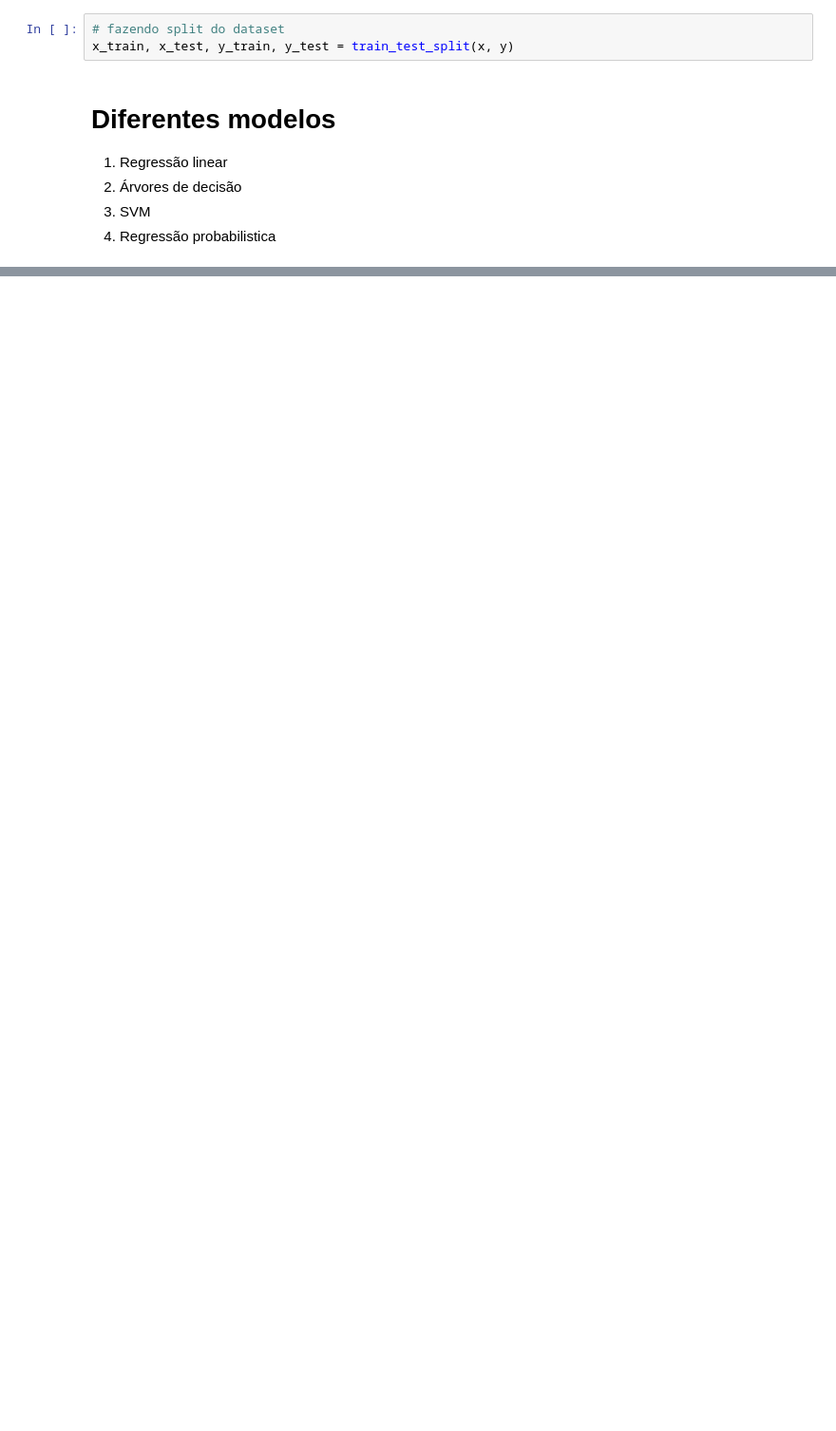
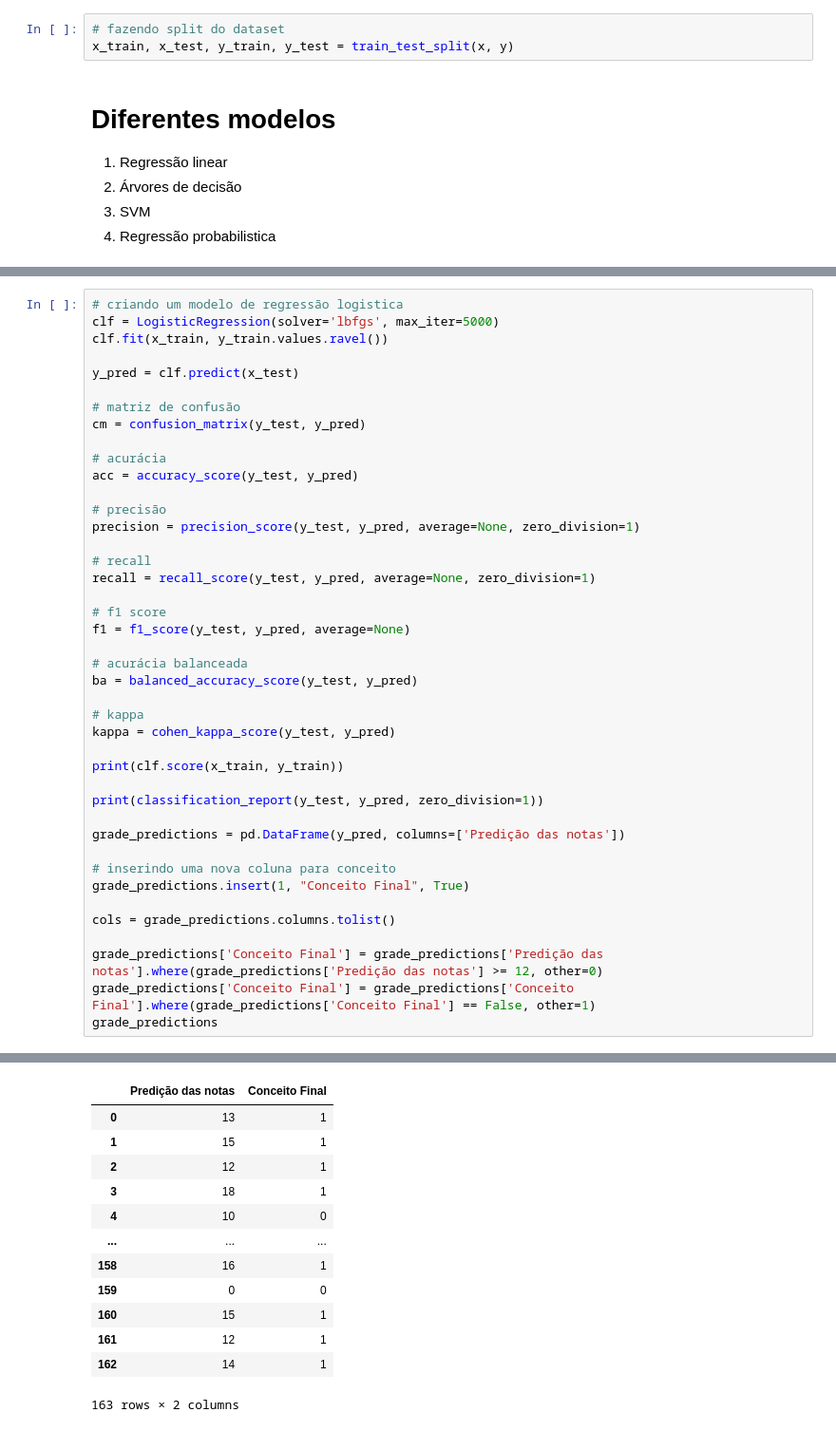
Before and after one commit to nivek14/Mineracao-de-dados-educacionais, a Jupyter notebook: Atividade 4 - student performance analysis pt2/StudentPerfomanceAnalysis.ipynb, the cells around one changed output, grey strips where cells are left out. Shown at 95% size. Cells and saved outputs as stored; diff of their text form; blank space fills up the shorter version.

Commit message:
feat: adicionando coisas novas e refatorando outras

```diff
--- a/Atividade 4 - student performance analysis pt2/StudentPerfomanceAnalysis.ipynb
+++ b/Atividade 4 - student performance analysis pt2/StudentPerfomanceAnalysis.ipynb
@@ -409 +392,44 @@ weighted avg       0.46      0.44      0.38       163
 163 rows × 2 columns
+# %%
+# criando um modelo de regressão logistica
+clf = LogisticRegression(solver='lbfgs', max_iter=5000)
+clf.fit(x_train, y_train.values.ravel())
+
+y_pred = clf.predict(x_test)
+
+# matriz de confusão
+cm = confusion_matrix(y_test, y_pred)
+
+# acurácia
+acc = accuracy_score(y_test, y_pred)
+
+# precisão
+precision = precision_score(y_test, y_pred, average=None, zero_division=1)
+
+# recall
+recall = recall_score(y_test, y_pred, average=None, zero_division=1)
+
+# f1 score
+f1 = f1_score(y_test, y_pred, average=None)
+
+# acurácia balanceada
+ba = balanced_accuracy_score(y_test, y_pred)
+
+# kappa
+kappa = cohen_kappa_score(y_test, y_pred)
+
+print(clf.score(x_train, y_train))
+
+print(classification_report(y_test, y_pred, zero_division=1))
+
+grade_predictions = pd.DataFrame(y_pred, columns=['Predição das notas'])
+
+# inserindo uma nova coluna para conceito
+grade_predictions.insert(1, "Conceito Final", True)
+
+cols = grade_predictions.columns.tolist()
+
+grade_predictions['Conceito Final'] = grade_predictions['Predição das notas'].where(grade_predictions['Predição das notas'] >= 12, other=0)
+grade_predictions['Conceito Final'] = grade_predictions['Conceito Final'].where(grade_predictions['Conceito Final'] == False, other=1)
+grade_predictions
+# %% [output]
@@ -409,0 +453,13 @@ weighted avg       0.46      0.44      0.38       163
+|  | Predição das notas | Conceito Final |
+| 0 | 13 | 1 |
+| 1 | 15 | 1 |
+| 2 | 12 | 1 |
+| 3 | 18 | 1 |
+| 4 | 10 | 0 |
+| ... | ... | ... |
+| 158 | 16 | 1 |
+| 159 | 0 | 0 |
+| 160 | 15 | 1 |
+| 161 | 12 | 1 |
+| 162 | 14 | 1 |
+163 rows × 2 columns
```
Also changed, not shown: parts of 7 cells of this notebook, 1 other file.
